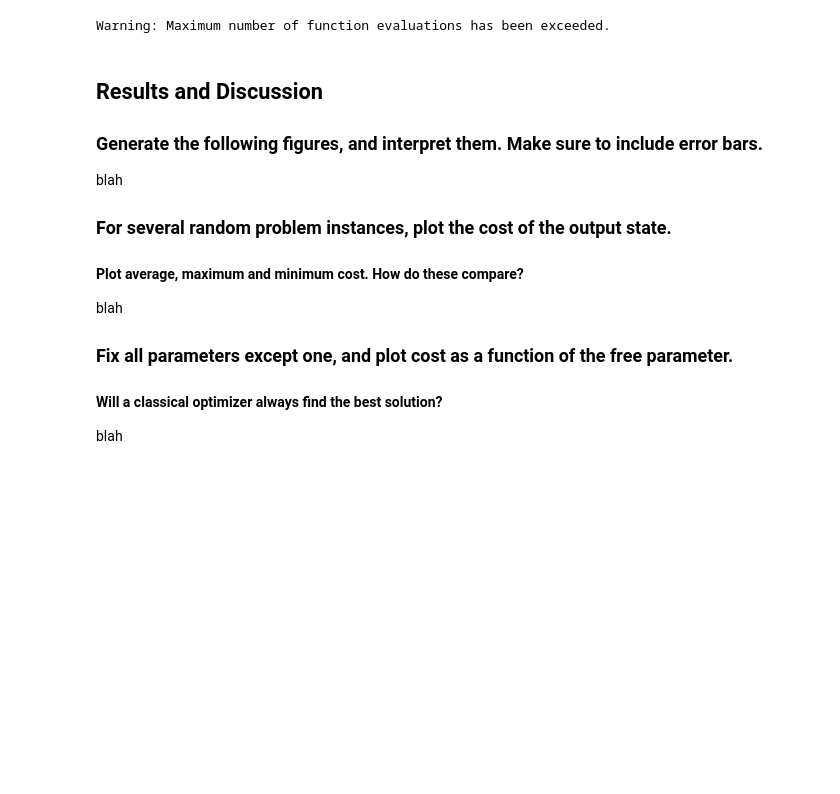
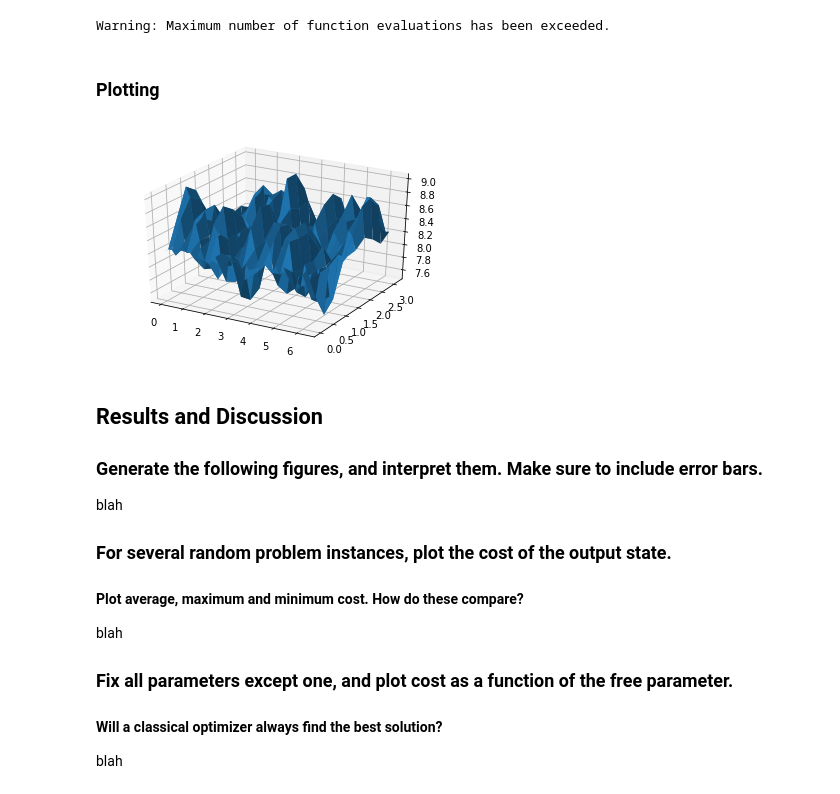
Before and after one commit to andrewraytan/qaoa-maxsat, a Jupyter notebook: QAOA Weighted MAXSAT.ipynb, the cells around one changed output. Saved outputs shown, nothing was run; the diff lists cells and outputs as text; code cells hidden in the pictures; blank space fills up the shorter version.

Commit message:
solved the expectation value and stuff

```diff
--- a/QAOA Weighted MAXSAT.ipynb
+++ b/QAOA Weighted MAXSAT.ipynb
@@ -38,14 +41,14 @@ def ref_gate(n, qc, q, beta):
     # W gate
     for i in range(0,n):
         qc.h(q[i])
-    for i in range(0,n):
-        qc.cx(q[i],q[1])
+    for i in range(1,n):
+        qc.cx(q[i],q[0])
 
     # apply phase gate
-    qc.u1(2*beta, q[1])
+    qc.u1(2*beta, q[0])
 
-    for i in range(n-1,-1,-1):
-        qc.cx(q[i],q[1])
+    for i in range(n-1,0,-1):
+        qc.cx(q[i],q[0])
     for i in range(0,n):
         qc.h(q[i])
 # %% [markdown]
@@ -117,12 +109,12 @@ Expectation = <gamma,beta|C|gamma,beta>
 # %%
 def expectation(gamma, beta, clauses):
     n = 3
-    q = qiskit.QuantumRegister(n+1)
-    c = qiskit.ClassicalRegister(n+1)
+    q = qiskit.QuantumRegister(n)
+    c = qiskit.ClassicalRegister(n)
     qc = qiskit.QuantumCircuit(q,c)
-    # q[0] is output qubit
-    # q[1..n] are input qubits
-
+    # q[0..n-1] are input qubits
+    for i in range(n):
+        qc.h(q[i])
     p = 1
     for pp in range(p):
         constraint_gate(n, qc, q, gamma, clauses)
@@ -130,13 +122,16 @@ def expectation(gamma, beta, clauses):
 
     qc.measure(q, c)
 
-    repetitions = 128
+    repetitions = 1024
     job = qiskit.execute(qc, backend='local_qasm_simulator', shots=repetitions)
     result = job.result().get_counts(qc)
 
     answer = 0
     for key in result.keys():
-        if key[0] == '1':
-            answer += result[key] / repetitions
+        probability = result[key] / repetitions
+        answer += probability * classic(clauses, key)
+
 
     return answer
+    print("Results: "+str(result));
+print("Expectation: "+str(expectation(math.pi/6,math.pi/2, [[1,1,2],[2,-1,-2],[1,-1,2],[2,1,-2]])))
@@ -154,6 +151,26 @@ x0 = np.array([1.3, 0.7])
 res = minimize(targetFunc, x0, method='nelder-mead', options={'xtol': 1e-8, 'disp': True})
 # %% [output]
 Warning: Maximum number of function evaluations has been exceeded.
+# %% [markdown]
+### Plotting
+# %%
+g = np.linspace(0, 2 * math.pi, 40)
+b = np.linspace(0, math.pi, 10)
+gamma, beta = np.meshgrid(g, b)
+
+def f(x):
+    return expectation(x, math.pi/3, [[1,1,2],[1,-1,-2]])
+
+fig = plt.figure()
+ax = fig.add_subplot(111, projection='3d')
+ax.plot_surface(gamma, beta, np.array([expectation(x, y, [[1,1,3],[2,-1,-2],[2,1,-3],[1,-3,-2],[3,1,-3],[2,-1,3]]) for x,y in zip(np.ravel(gamma), np.ravel(beta))]).reshape(gamma.shape))
+
+#plt.xlabel('gamma')
+#plt.ylabel('expectation')
+#plt.title('Effect of gamma on QAOA Weighted 2-SAT')
+plt.show()
+# %% [output]
+[figure, added]
 # %% [markdown]
 ## Results and Discussion
 
```
Also changed, not shown: parts of 7 cells of this notebook.
